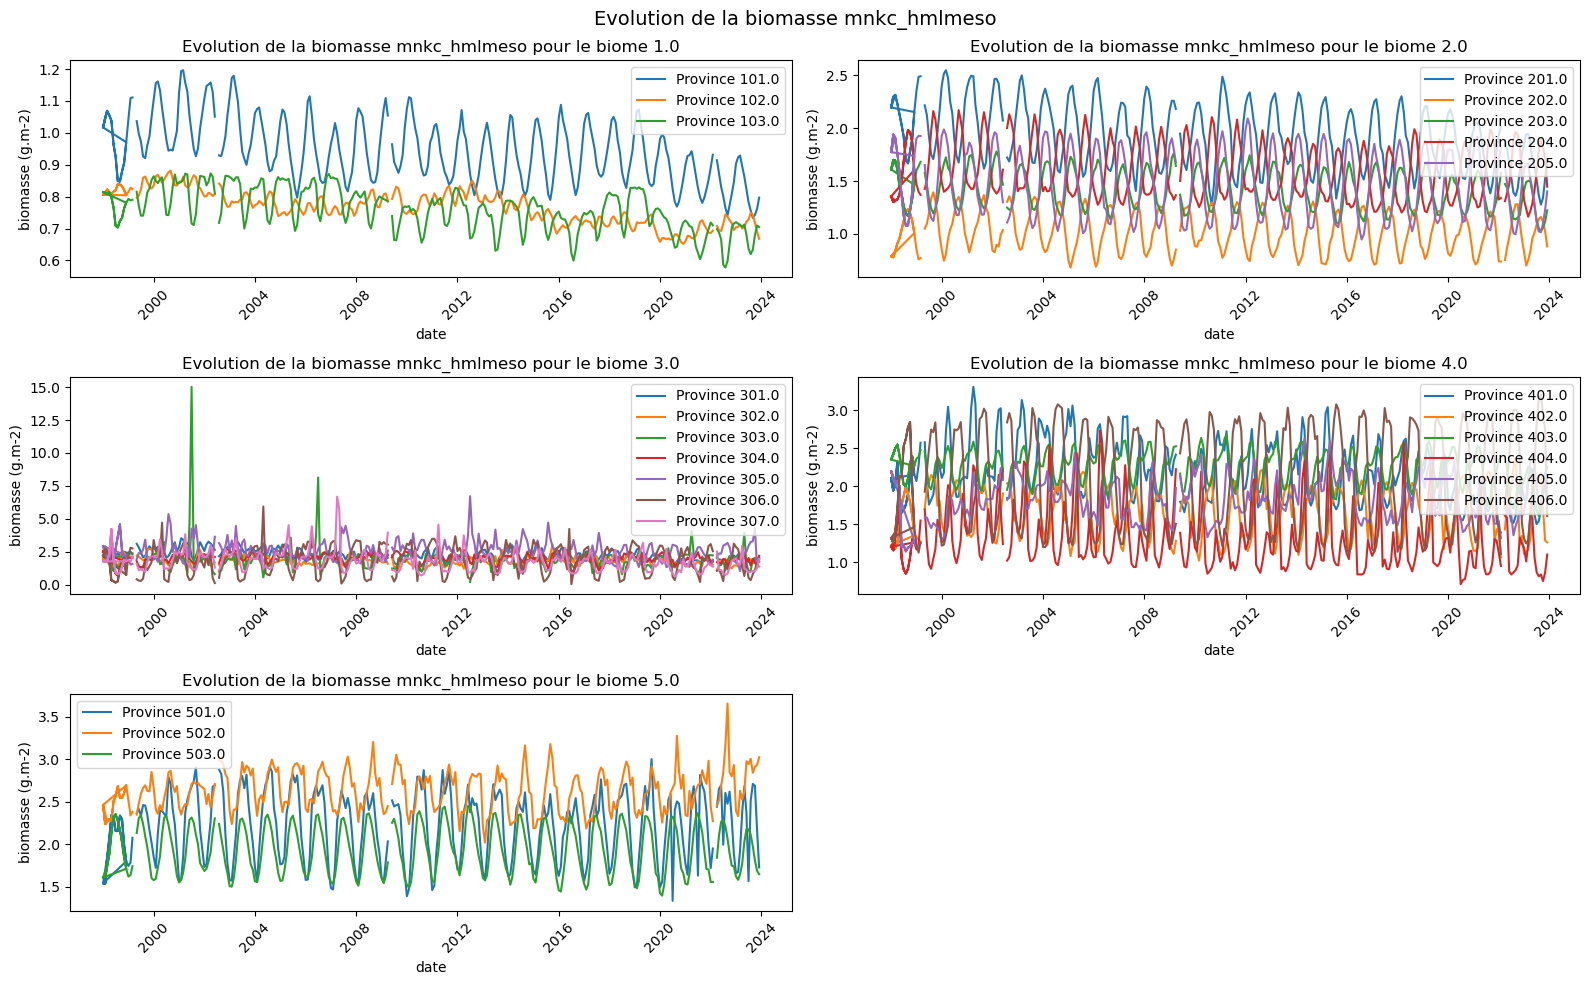
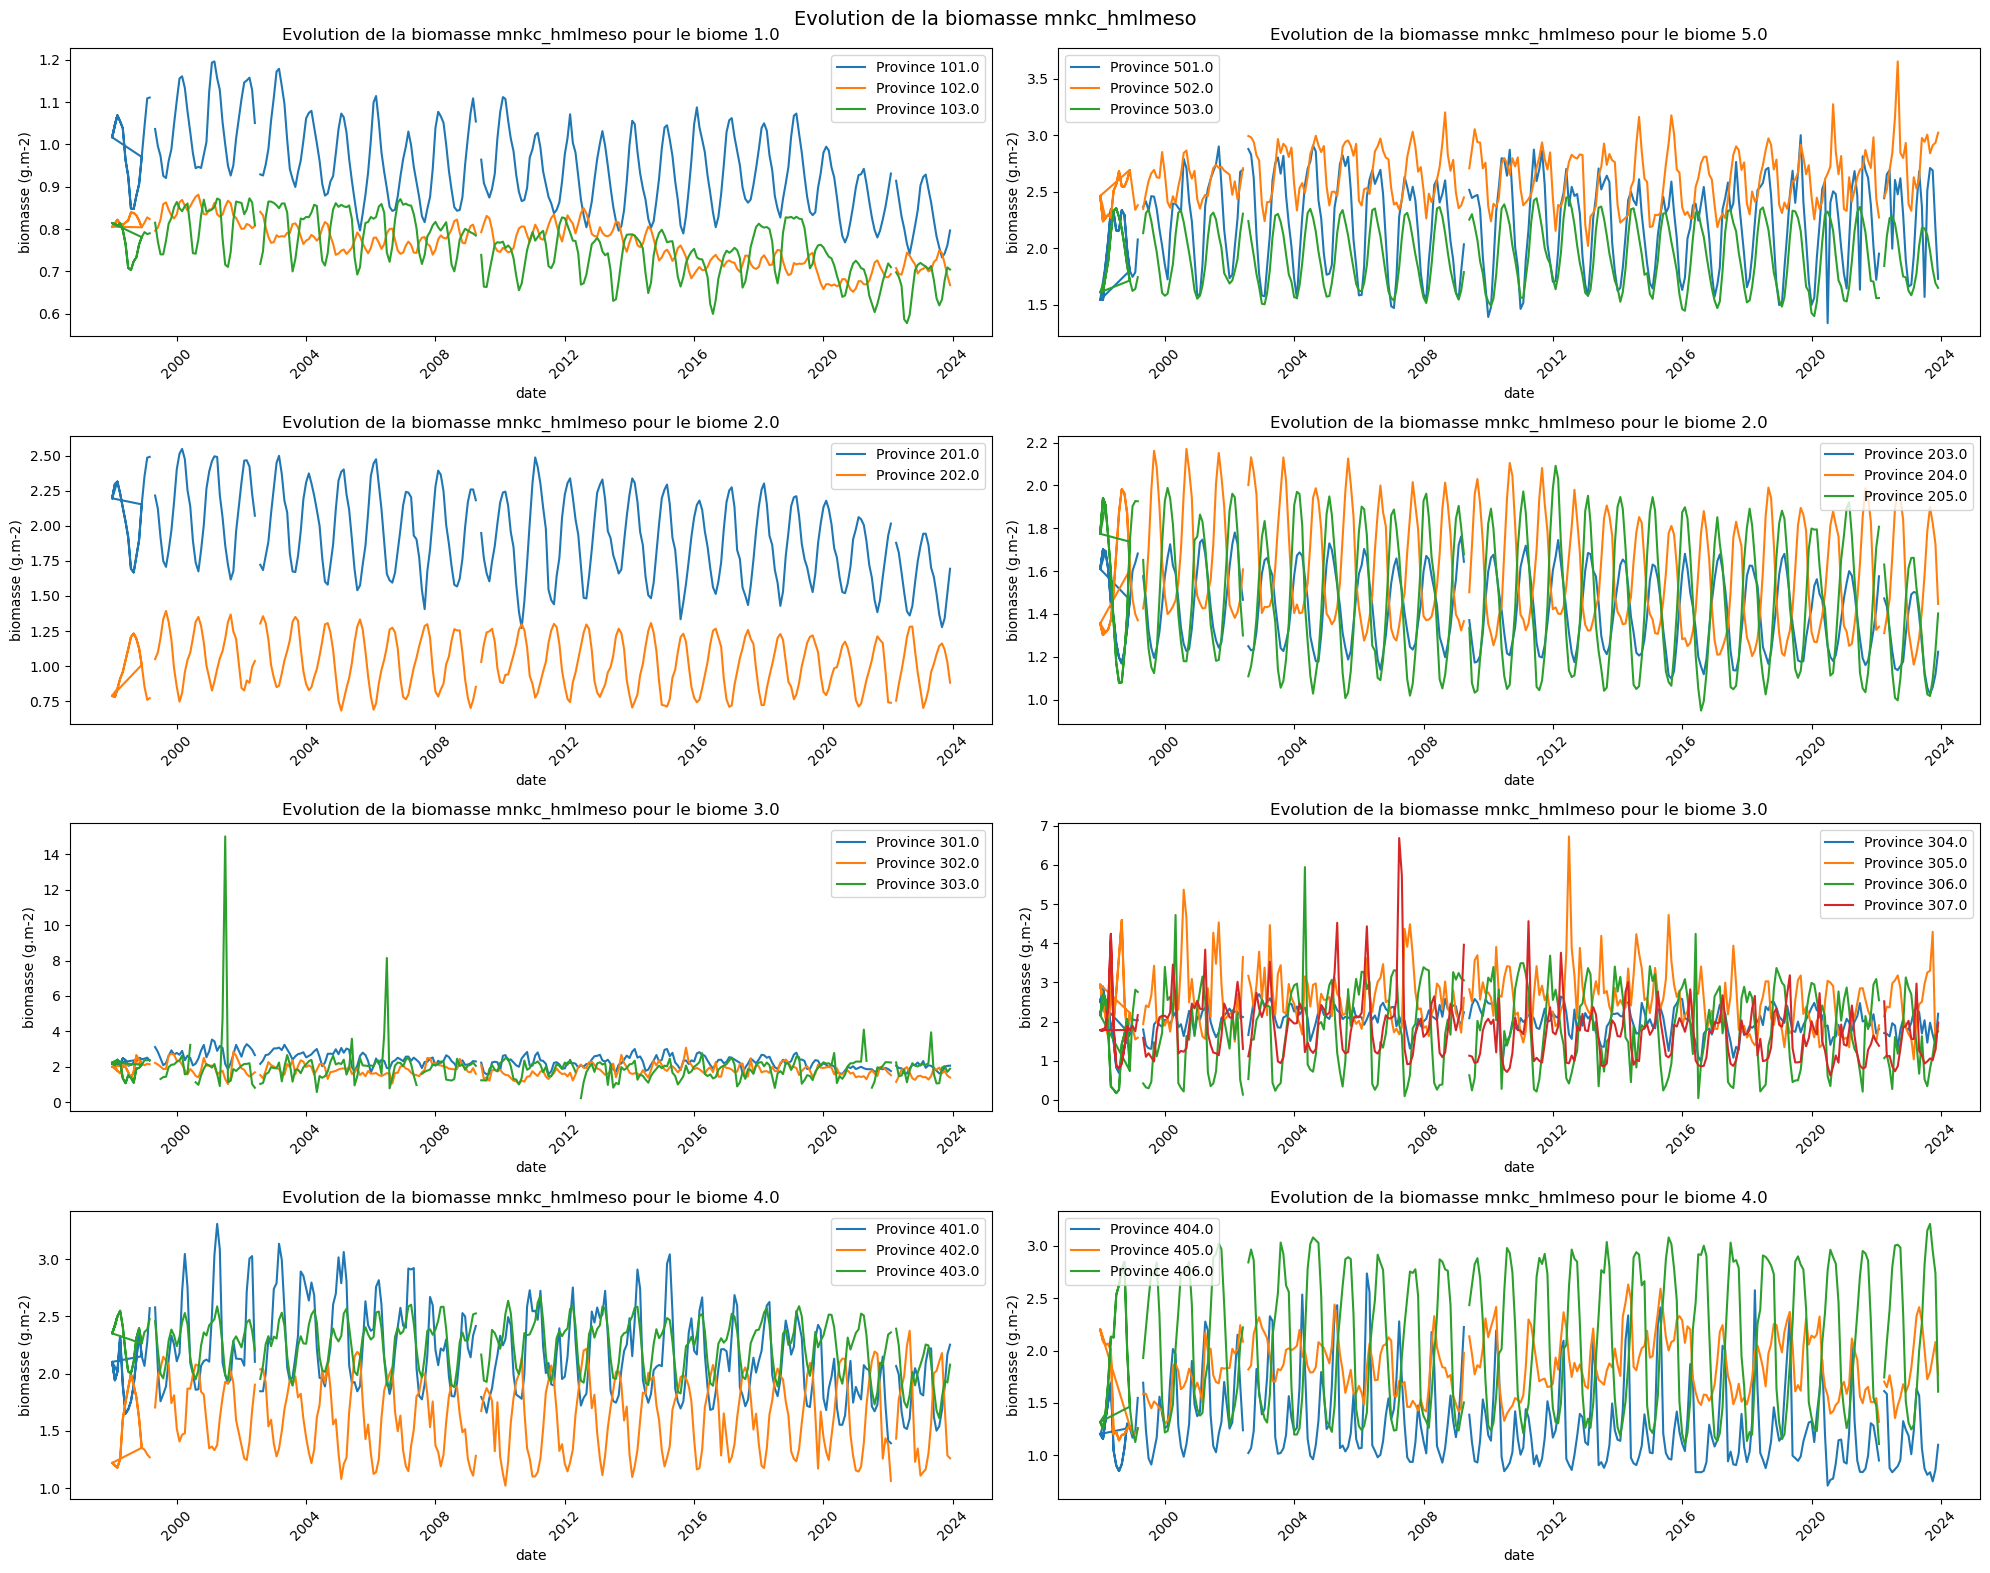
The notebook cell's code change between the first figure and the second:
--- before
+++ after
@@ -1,24 +1,31 @@
-plt.figure(figsize=(16, 10))
+plt.figure(figsize=(20, 16))
+
+subplot_idx = 1
 
 
-for i, biome in enumerate(biome_selected):
+for biome in biome_selected:
+    df_by_biome= df_mnkc[df_mnkc["Biome"] == biome]
+    provinces= list(df_by_biome["prov"].unique())
 
-    df_by_biome= df_mnkc[df_mnkc["Biome"] == biome]
+    if len(provinces) <=3:
+        groups = [provinces]
+    else:
+        middle = len(provinces)//2
+        groups = [provinces[:middle], provinces[middle:]]
 
-    #plt.figure(figsize = (12,4))
-    plt.subplot(3, 2, i+1)
+    for group in groups:
+        plt.subplot(4, 2, subplot_idx)
 
-    #on va tracer une courbe par province appartenant au biome choisi
+        for prov_id in group:
+            df_prov= df_by_biome[df_by_biome['prov'] == prov_id]
+            plt.plot(df_prov.index, df_prov[biomass_selected], label=f"Province {prov_id}")
+            
+        plt.title(f"Evolution de la biomasse {biomass_selected} pour le biome {biome}")
+        plt.xlabel("date")
+        plt.ylabel("biomasse (g.m-2)")
+        plt.legend()
+        plt.xticks(rotation=45)
 
-    for prov_id in df_by_biome['prov'].unique():
-        df_prov= df_by_biome[df_by_biome['prov'] == prov_id]
-        plt.plot(df_prov.index, df_prov[biomass_selected], label= f"Province {prov_id}")
-
-    
-    plt.title(f"Evolution de la biomasse {biomass_selected} pour le biome {biome}")
-    plt.xlabel("date")
-    plt.ylabel("biomasse (g.m-2)")
-    plt.legend()
-    plt.xticks(rotation=45)
+        subplot_idx +=1
 
 plt.suptitle(f"Evolution de la biomasse {biomass_selected}", fontsize=14)

Commit: affichage par groupe fonctionnel fonctionnel :)